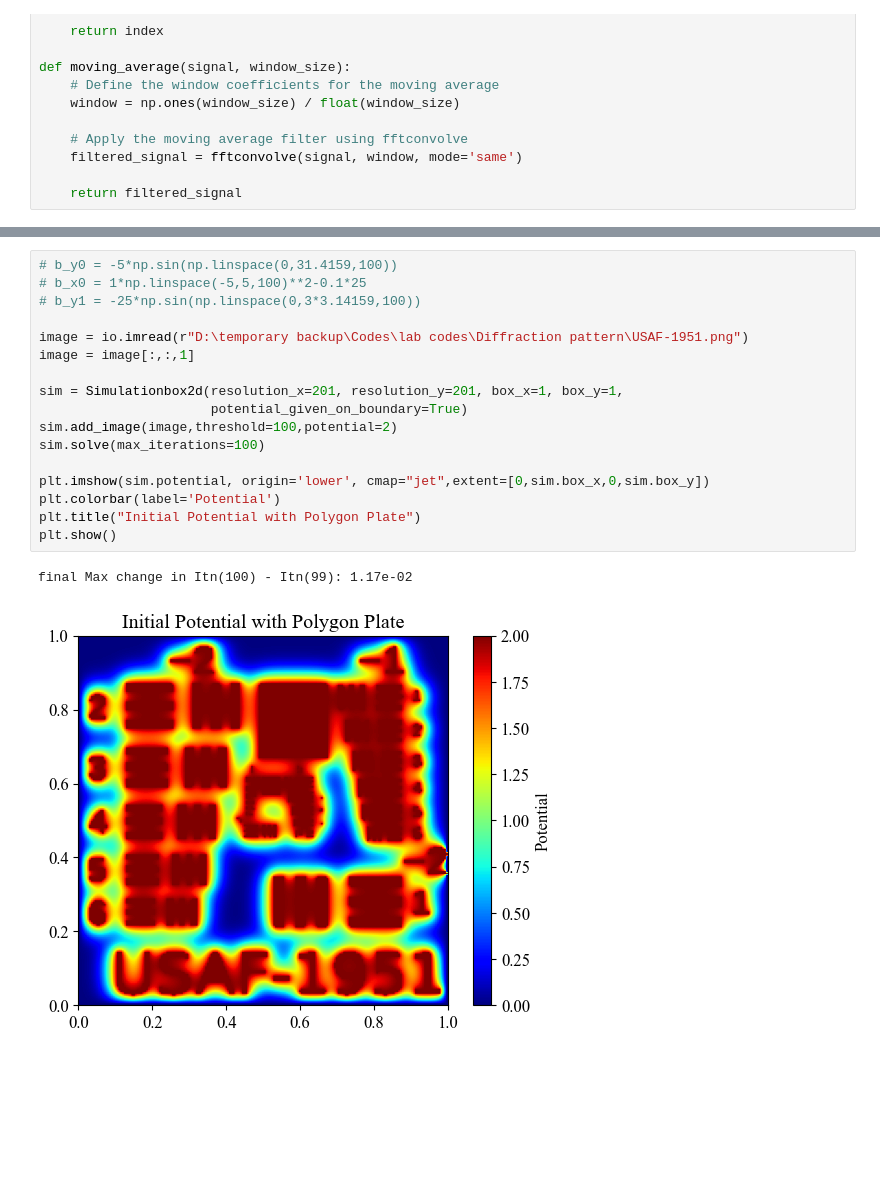
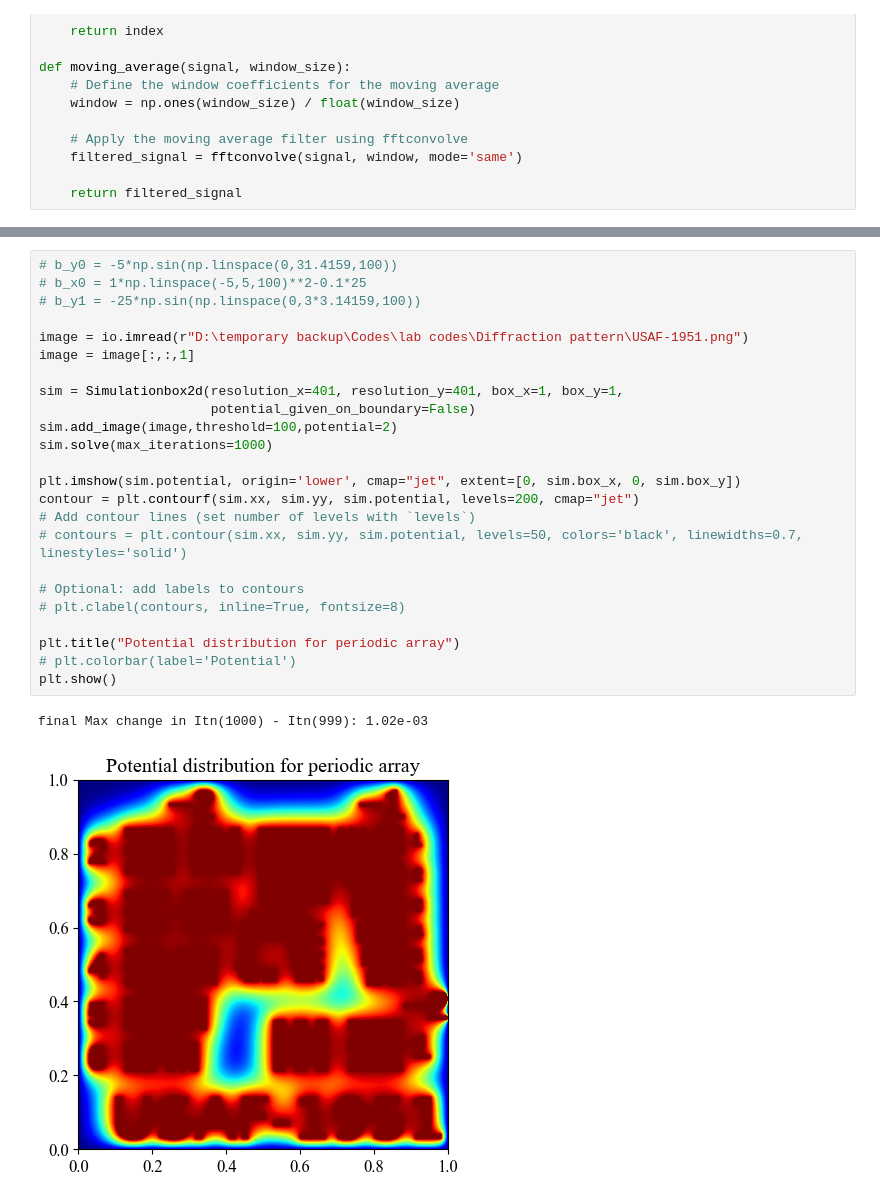
Before and after one commit to SAGAR-DAM/All_python_codes, a Jupyter notebook: Python Simulations/Potential (Laplace equation solve)/solve_laplace_in_2d.ipynb, the cells around one changed output, grey strips where cells are left out. Cells and saved outputs as stored; diff of their text form; blank space fills up the shorter version.

```diff
--- a/Python Simulations/Potential (Laplace equation solve)/solve_laplace_in_2d.ipynb
+++ b/Python Simulations/Potential (Laplace equation solve)/solve_laplace_in_2d.ipynb
@@ -255,23 +359,30 @@ final Max change in Itn(500) - Itn(499): 3.32e-02
 # %%
 # b_y0 = -5*np.sin(np.linspace(0,31.4159,100))
 # b_x0 = 1*np.linspace(-5,5,100)**2-0.1*25
 # b_y1 = -25*np.sin(np.linspace(0,3*3.14159,100))
 
 image = io.imread(r"D:\temporary backup\Codes\lab codes\Diffraction pattern\USAF-1951.png")
 image = image[:,:,1]
 
-sim = Simulationbox2d(resolution_x=201, resolution_y=201, box_x=1, box_y=1,
-                      potential_given_on_boundary=True)
+sim = Simulationbox2d(resolution_x=401, resolution_y=401, box_x=1, box_y=1,
+                      potential_given_on_boundary=False)
 sim.add_image(image,threshold=100,potential=2)
-sim.solve(max_iterations=100)
+sim.solve(max_iterations=1000)
 
-plt.imshow(sim.potential, origin='lower', cmap="jet",extent=[0,sim.box_x,0,sim.box_y])
-plt.colorbar(label='Potential')
-plt.title("Initial Potential with Polygon Plate")
+plt.imshow(sim.potential, origin='lower', cmap="jet", extent=[0, sim.box_x, 0, sim.box_y])
+contour = plt.contourf(sim.xx, sim.yy, sim.potential, levels=200, cmap="jet")
+# Add contour lines (set number of levels with `levels`)
+# contours = plt.contour(sim.xx, sim.yy, sim.potential, levels=50, colors='black', linewidths=0.7, linestyles='solid')
+
+# Optional: add labels to contours
+# plt.clabel(contours, inline=True, fontsize=8)
+
+plt.title("Potential distribution for periodic array")
+# plt.colorbar(label='Potential')
 plt.show()
 # %% [output]
-final Max change in Itn(100) - Itn(99): 1.17e-02
+final Max change in Itn(1000) - Itn(999): 1.02e-03
-[figure, old version]
+[figure, new version]
 # %%
 sim = Simulationbox2d(resolution_x=401, resolution_y=401, box_x=2, box_y=1,
                       # b_y0=b_y0, b_x0 = b_x0, b_y1 = b_y1,
```
Also changed, not shown: parts of 6 cells of this notebook, 6 other files.
